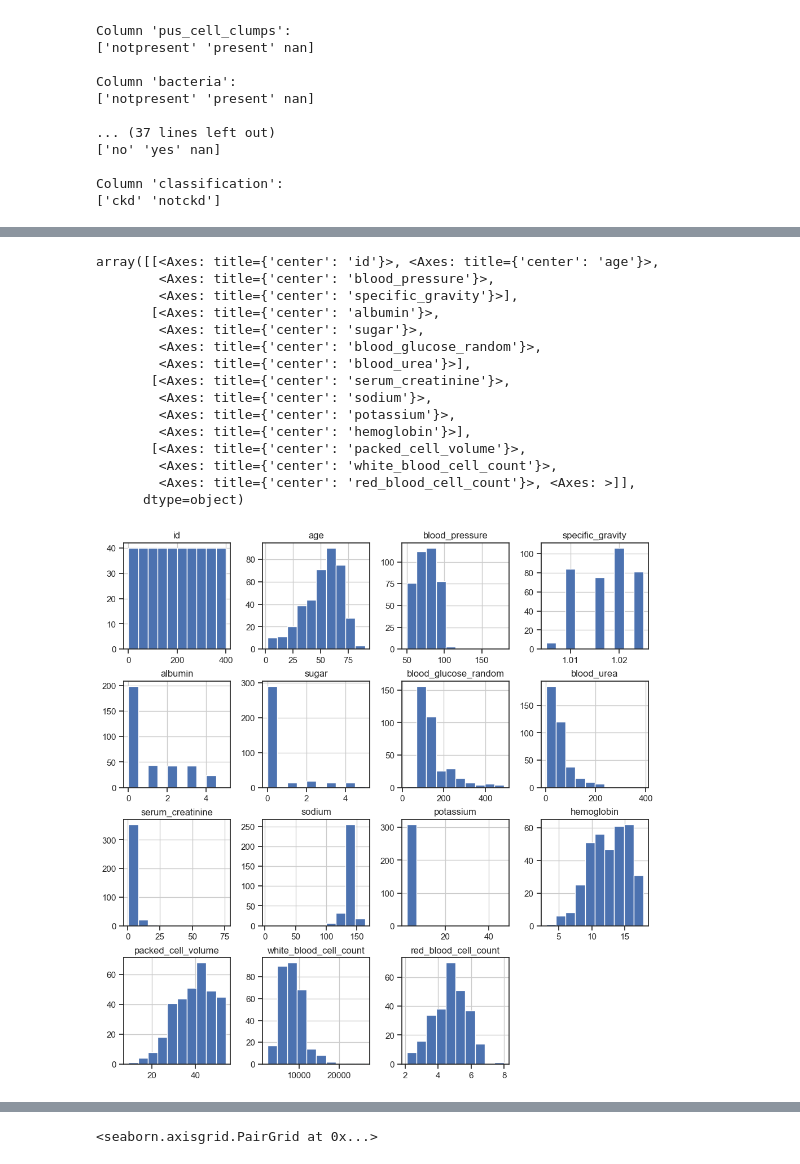
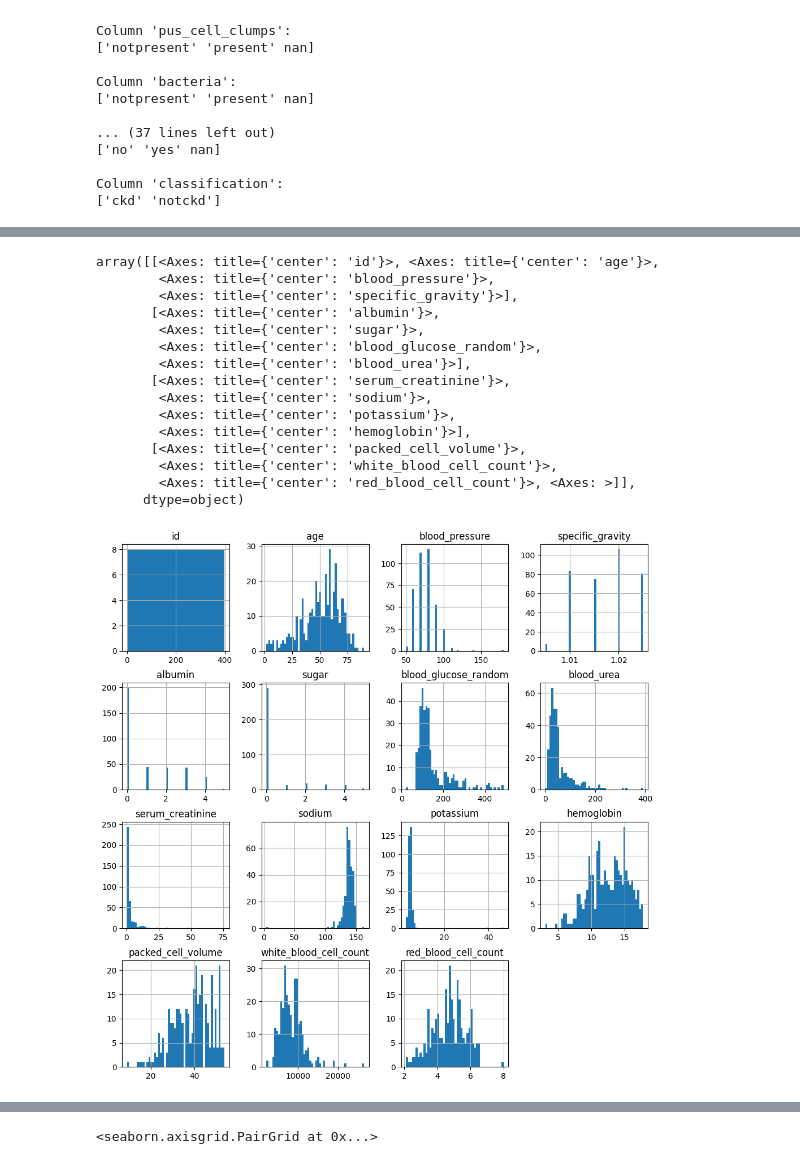
Before and after one commit to wadieabbas/Module-B-semester-2, a Jupyter notebook: OMDS-ModB2-Week7-Abbas-Wadie.ipynb, the cells around one changed output, grey strips where cells are left out. Saved outputs shown, nothing was run; the diff lists cells and outputs as text; code cells hidden in the pictures.

```diff
--- a/OMDS-ModB2-Week7-Abbas-Wadie.ipynb
+++ b/OMDS-ModB2-Week7-Abbas-Wadie.ipynb
@@ -215,22 +227,22 @@ Column 'classification':
 # %%
-df.hist(figsize=(12,12))
+df.hist(figsize=(12,12), bins=50)
 # %% [output]
 array([[<Axes: title={'center': 'id'}>, <Axes: title={'center': 'age'}>,
         <Axes: title={'center': 'blood_pressure'}>,
         <Axes: title={'center': 'specific_gravity'}>],
        [<Axes: title={'center': 'albumin'}>,
         <Axes: title={'center': 'sugar'}>,
         <Axes: title={'center': 'blood_glucose_random'}>,
         <Axes: title={'center': 'blood_urea'}>],
        [<Axes: title={'center': 'serum_creatinine'}>,
         <Axes: title={'center': 'sodium'}>,
         <Axes: title={'center': 'potassium'}>,
         <Axes: title={'center': 'hemoglobin'}>],
        [<Axes: title={'center': 'packed_cell_volume'}>,
         <Axes: title={'center': 'white_blood_cell_count'}>,
         <Axes: title={'center': 'red_blood_cell_count'}>, <Axes: >]],
       dtype=object)
-[figure, old version]
+[figure, new version]
 # %%
 correlation_matrix = df.corr(numeric_only=True)
 
```
Also changed, not shown: parts of 7 cells of this notebook, 11 other files.
